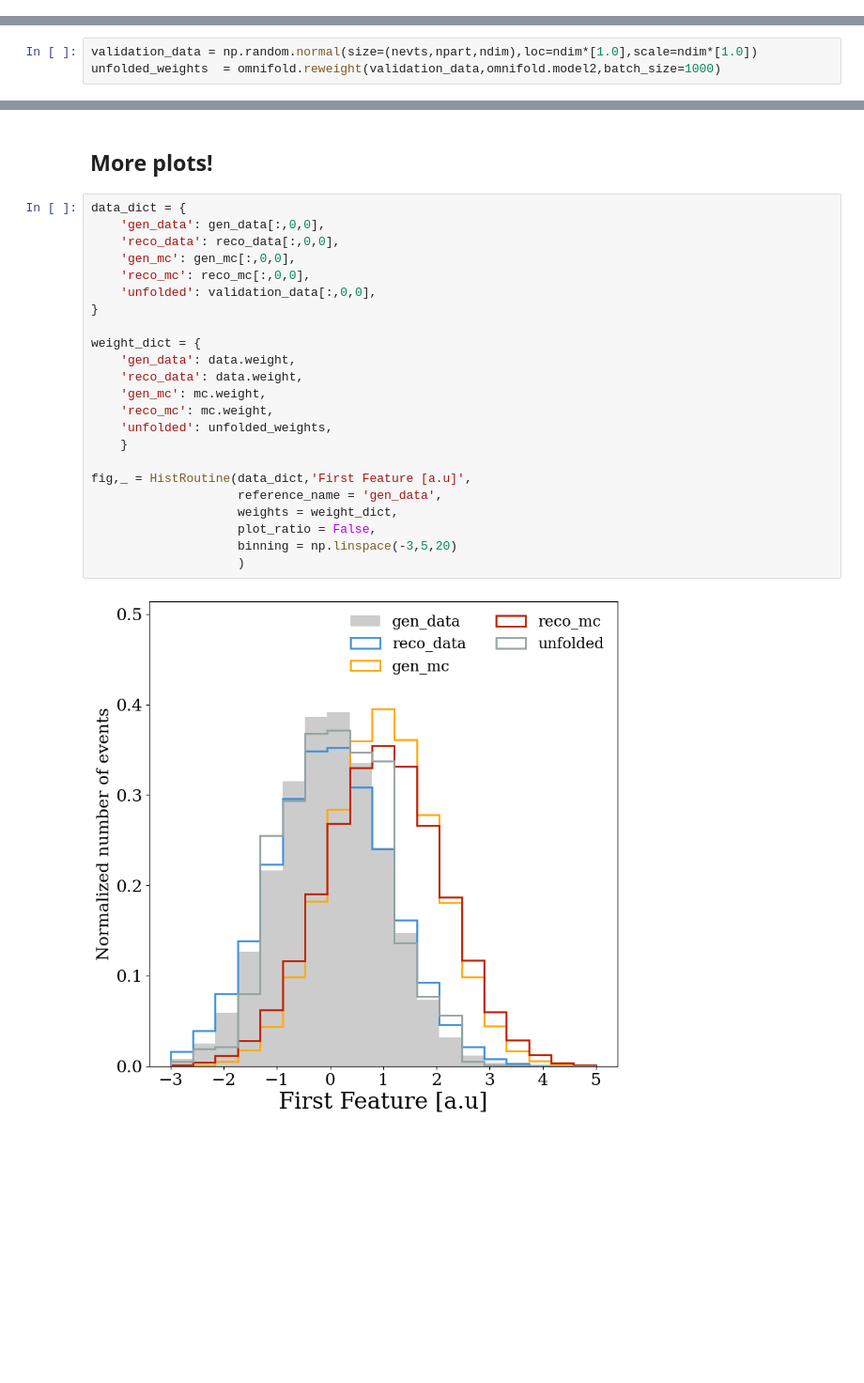
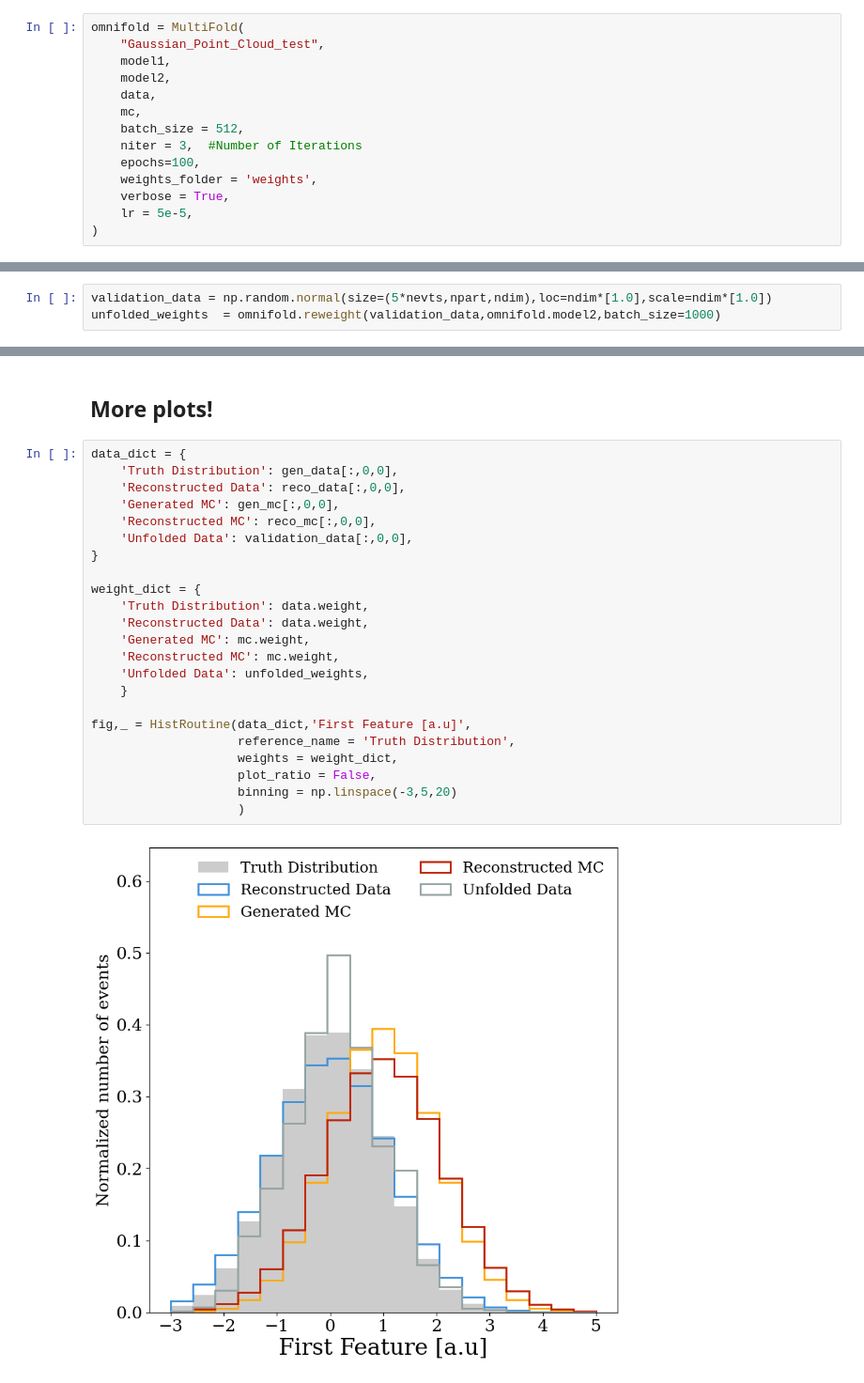
Before and after one commit to ViniciusMikuni/omnifold, a Jupyter notebook: OmniFold_example_pc.ipynb, the cells around one changed output, grey strips where cells are left out. Shown at 94% size. Saved outputs shown, nothing was run; the diff lists cells and outputs as text; blank space fills up the shorter version.

```diff
--- a/OmniFold_example_pc.ipynb
+++ b/OmniFold_example_pc.ipynb
@@ -102 +91,15 @@ omnifold = MultiFold(
+# %%
+omnifold = MultiFold(
+    "Gaussian_Point_Cloud_test",
+    model1,
+    model2,
+    data,
+    mc,
+    batch_size = 512,
+    niter = 3,  #Number of Iterations
+    epochs=100,
+    weights_folder = 'weights',
+    verbose = True,
+    lr = 5e-5,
+)
 # %%
@@ -141,7 +142,7 @@ INFO: Dumping training history ...
 # %% [markdown]
 ## Now, let's evaluate the model!
 # %%
-validation_data = np.random.normal(size=(nevts,npart,ndim),loc=ndim*[1.0],scale=ndim*[1.0])
+validation_data = np.random.normal(size=(5*nevts,npart,ndim),loc=ndim*[1.0],scale=ndim*[1.0])
 unfolded_weights  = omnifold.reweight(validation_data,omnifold.model2,batch_size=1000)
 # %% [output]
 100/100 [==============================] - 1s 2ms/step
@@ -153,26 +154,26 @@ print(unfolded_weights)
 ## More plots!
 # %%
 data_dict = {
-    'gen_data': gen_data[:,0,0],
-    'reco_data': reco_data[:,0,0],
-    'gen_mc': gen_mc[:,0,0],
-    'reco_mc': reco_mc[:,0,0],
-    'unfolded': validation_data[:,0,0],
+    'Truth Distribution': gen_data[:,0,0],
+    'Reconstructed Data': reco_data[:,0,0],
+    'Generated MC': gen_mc[:,0,0],
+    'Reconstructed MC': reco_mc[:,0,0],
+    'Unfolded Data': validation_data[:,0,0],
 }
 
 weight_dict = {
-    'gen_data': data.weight,
-    'reco_data': data.weight,
-    'gen_mc': mc.weight,
-    'reco_mc': mc.weight,
-    'unfolded': unfolded_weights,
+    'Truth Distribution': data.weight,
+    'Reconstructed Data': data.weight,
+    'Generated MC': mc.weight,
+    'Reconstructed MC': mc.weight,
+    'Unfolded Data': unfolded_weights,
     }
 
 fig,_ = HistRoutine(data_dict,'First Feature [a.u]',
-                    reference_name = 'gen_data',
+                    reference_name = 'Truth Distribution',
                     weights = weight_dict,
                     plot_ratio = False,
                     binning = np.linspace(-3,5,20)
                     )
 # %% [output]
-[figure, old version]
+[figure, new version]
```
Also changed, not shown: parts of 7 cells of this notebook, 6 other files.
